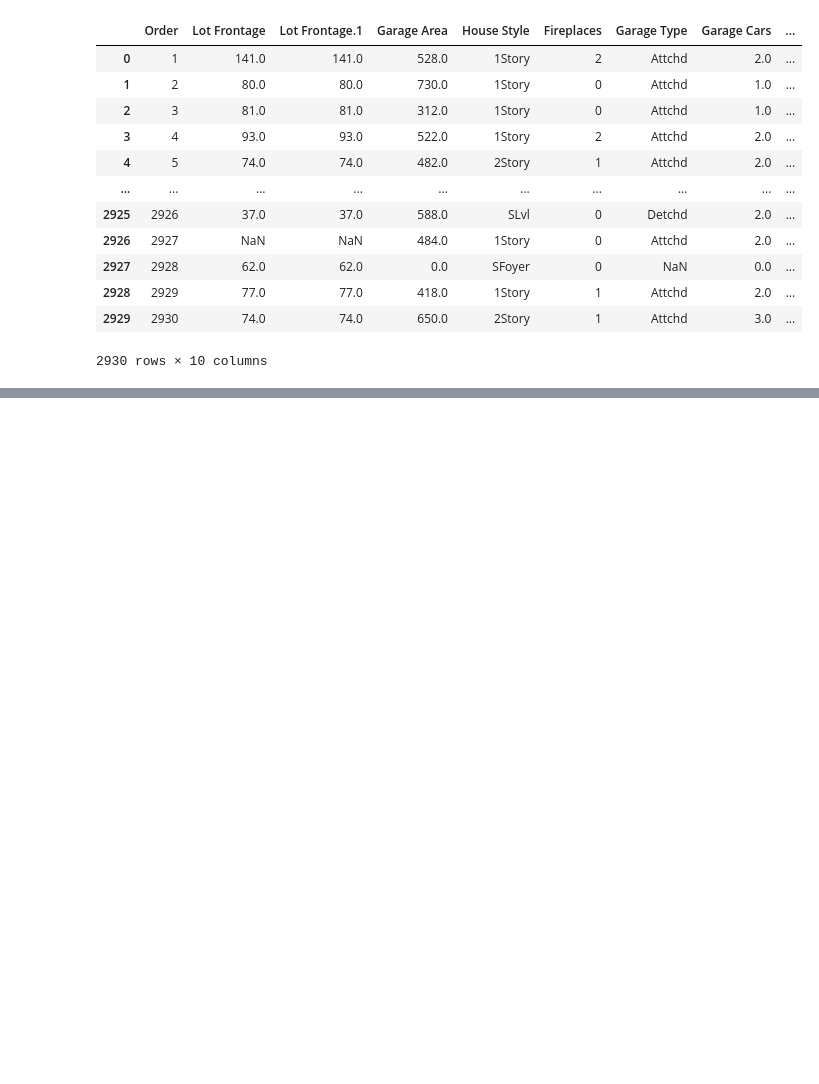
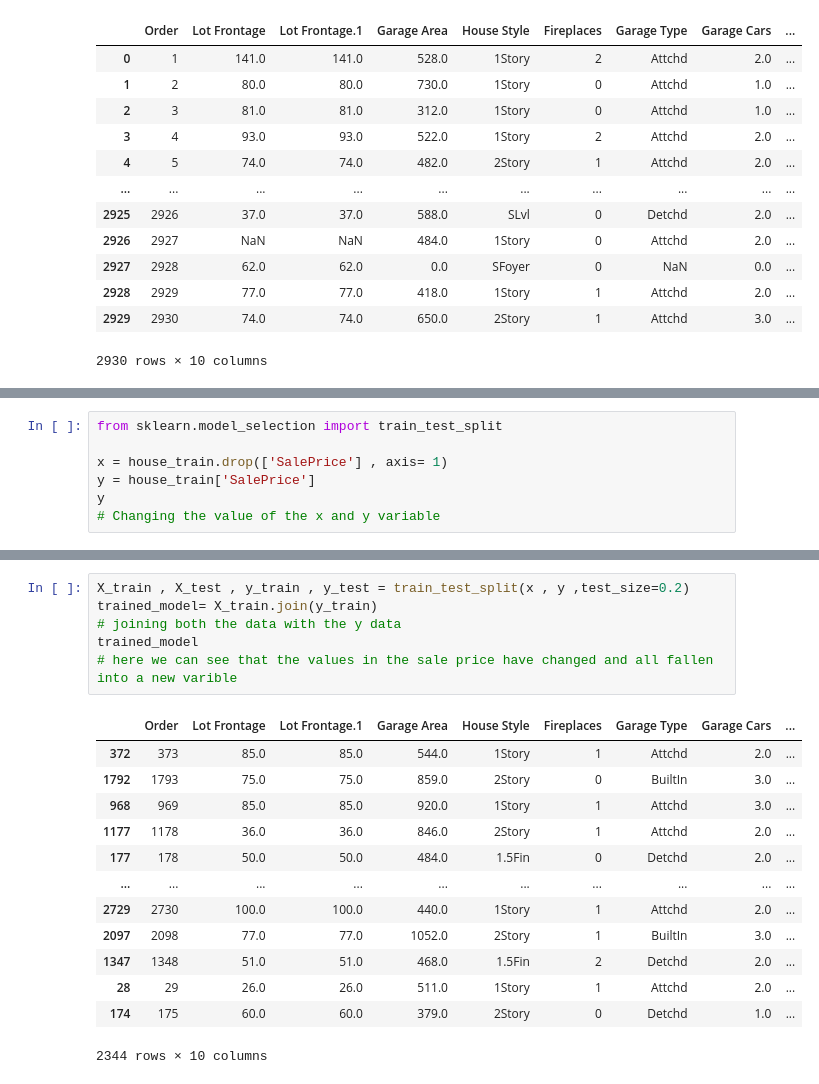
Before and after one commit to Akshitwadhwa/data-cleaning-and-house-cost-calculation-model, a Jupyter notebook: modeltraining.ipynb, the cells around one changed output, grey strips where cells are left out. Drawn from its saved outputs; the diff is of its cells as text; blank space fills up the shorter version.

Commit message:
x train model

```diff
--- a/modeltraining.ipynb
+++ b/modeltraining.ipynb
@@ -37,3 +37,10 @@ house_train.head(5)
 | 2 | 3 | 81.0 | 81.0 | 312.0 | 1Story | 0 | Attchd | 1.0 | ... |
 | 3 | 4 | 93.0 | 93.0 | 522.0 | 1Story | 2 | Attchd | 2.0 | ... |
 | 4 | 5 | 74.0 | 74.0 | 482.0 | 2Story | 1 | Attchd | 2.0 | ... |
+# %%
+from sklearn.model_selection import train_test_split
+
+x = house_train.drop(['SalePrice'] , axis= 1)
+y = house_train['SalePrice']
+y
+# Changing the value of the x and y variable
@@ -39,0 +60,20 @@ house_train.head(5)
+# %%
+X_train , X_test , y_train , y_test = train_test_split(x , y ,test_size=0.2)
+trained_model= X_train.join(y_train)
+# joining both the data with the y data
+trained_model
+# here we can see that the values in the sale price have changed and all fallen into a new varible
+# %% [output]
+|  | Order | Lot Frontage | Lot Frontage.1 | Garage Area | House Style | Fireplaces | Garage Type | Garage Cars | ... |
+| 372 | 373 | 85.0 | 85.0 | 544.0 | 1Story | 1 | Attchd | 2.0 | ... |
+| 1792 | 1793 | 75.0 | 75.0 | 859.0 | 2Story | 0 | BuiltIn | 3.0 | ... |
+| 968 | 969 | 85.0 | 85.0 | 920.0 | 1Story | 1 | Attchd | 3.0 | ... |
+| 1177 | 1178 | 36.0 | 36.0 | 846.0 | 2Story | 1 | Attchd | 2.0 | ... |
+| 177 | 178 | 50.0 | 50.0 | 484.0 | 1.5Fin | 0 | Detchd | 2.0 | ... |
+| ... | ... | ... | ... | ... | ... | ... | ... | ... | ... |
+| 2729 | 2730 | 100.0 | 100.0 | 440.0 | 1Story | 1 | Attchd | 2.0 | ... |
+| 2097 | 2098 | 77.0 | 77.0 | 1052.0 | 2Story | 1 | BuiltIn | 3.0 | ... |
+| 1347 | 1348 | 51.0 | 51.0 | 468.0 | 1.5Fin | 2 | Detchd | 2.0 | ... |
+| 28 | 29 | 26.0 | 26.0 | 511.0 | 1Story | 1 | Attchd | 2.0 | ... |
+| 174 | 175 | 60.0 | 60.0 | 379.0 | 2Story | 0 | Detchd | 1.0 | ... |
+2344 rows × 10 columns
```
Also changed, not shown: parts of 6 cells of this notebook.
